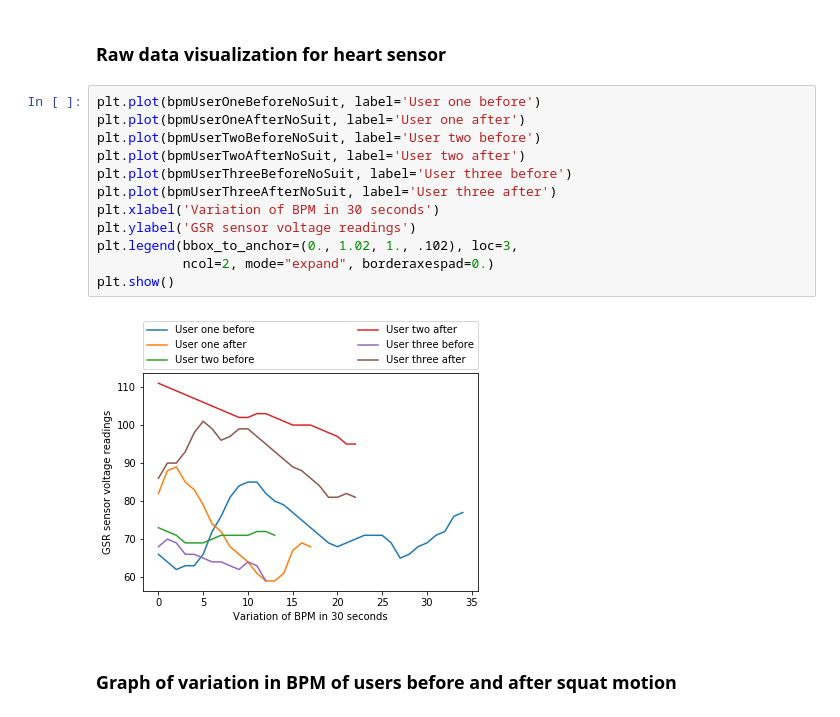
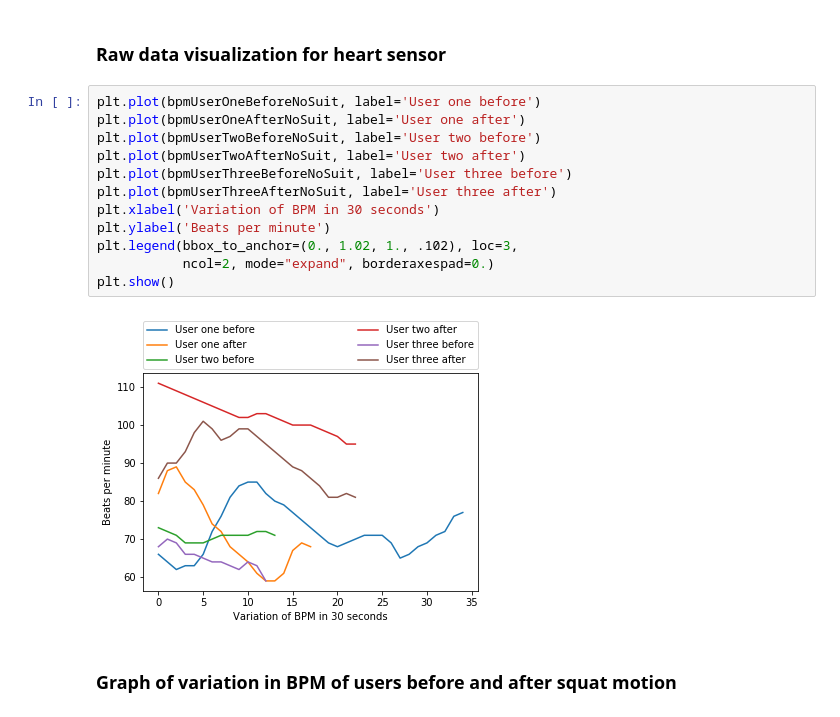
Before and after one commit to totovr/Python, a Jupyter notebook: SquatExperiment/Data.ipynb, the cells around one changed output. Saved outputs shown, nothing was run; the diff lists cells and outputs as text.

```diff
--- a/SquatExperiment/Data.ipynb
+++ b/SquatExperiment/Data.ipynb
@@ -262,17 +262,17 @@ Name: Voltage, dtype: float64
 # %%
 plt.plot(bpmUserOneBeforeNoSuit, label='User one before')
 plt.plot(bpmUserOneAfterNoSuit, label='User one after')
 plt.plot(bpmUserTwoBeforeNoSuit, label='User two before')
 plt.plot(bpmUserTwoAfterNoSuit, label='User two after')
 plt.plot(bpmUserThreeBeforeNoSuit, label='User three before')
 plt.plot(bpmUserThreeAfterNoSuit, label='User three after')
 plt.xlabel('Variation of BPM in 30 seconds')
-plt.ylabel('GSR sensor voltage readings')
+plt.ylabel('Beats per minute')
 plt.legend(bbox_to_anchor=(0., 1.02, 1., .102), loc=3,
            ncol=2, mode="expand", borderaxespad=0.)
 plt.show()
 # %% [output]
-[figure, old version]
+[figure, new version]
 # %% [markdown]
 ### Graph of variation in BPM of users before and after squat motion
 # %%
```
